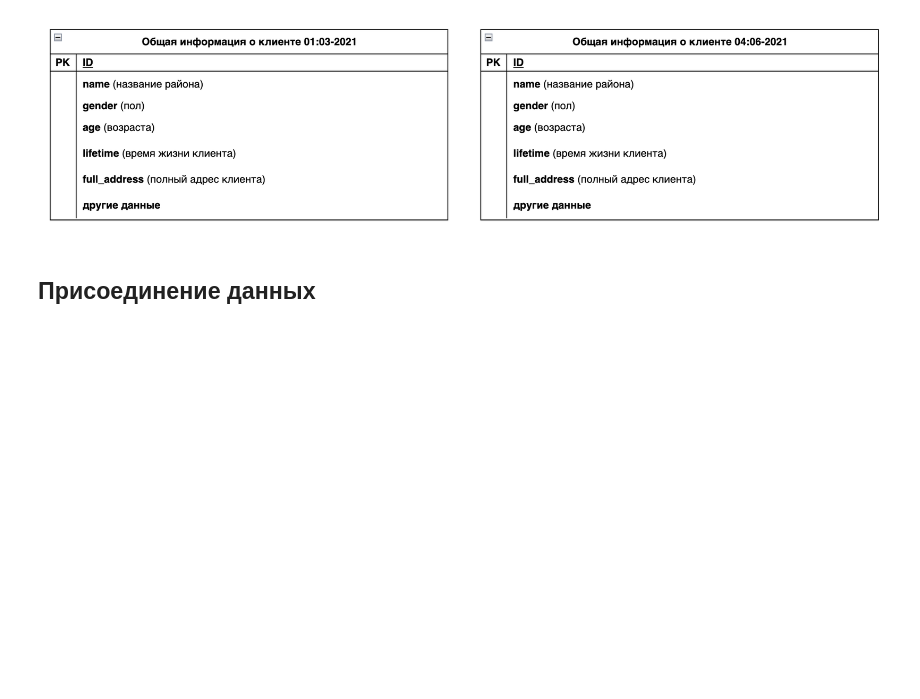
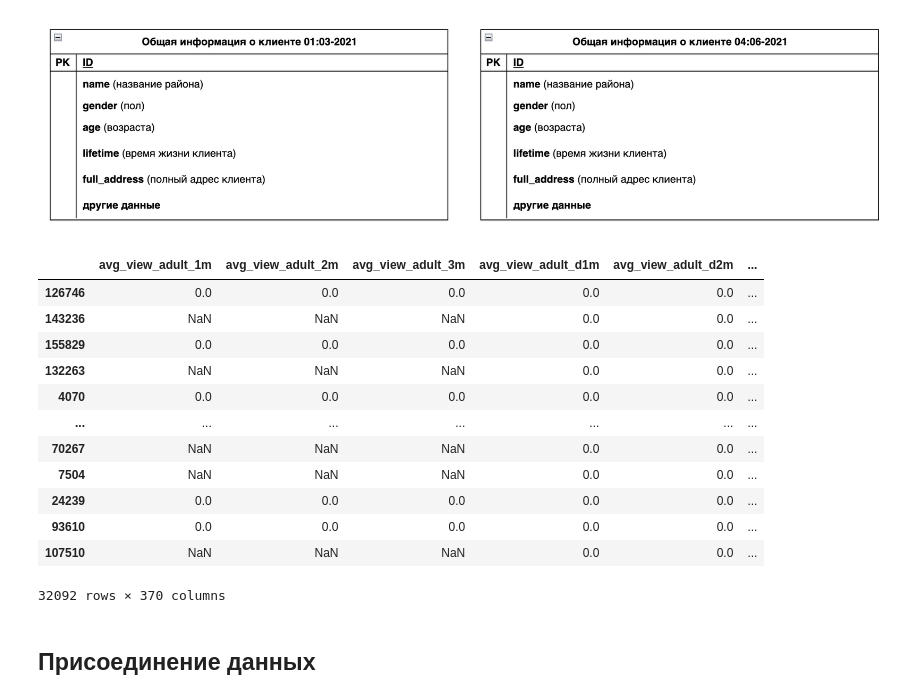
Before and after one commit to rgordeev/tvgu-masters-26-2024-task-00, a Jupyter notebook: src/day-00-assignment.ipynb, the cells around one changed output. Saved outputs shown, nothing was run; the diff lists cells and outputs as text; code cells hidden in the pictures; blank space fills up the shorter version.

```diff
--- a/src/day-00-assignment.ipynb
+++ b/src/day-00-assignment.ipynb
@@ -155,6 +171,46 @@ all_table
 Выведи количество строк в данных по любой предметной области за **первое полугодие 2021 год**.
 # %% [markdown]
 ![half-year.png](embedded-picture-1)
+# %%
+client_2021_01_03 = pd.read_csv('/kaggle/input/dataset1/client_2021_01_03.csv')
+client_2021_04_06 = pd.read_csv('/kaggle/input/dataset1/client_2021_04_06.csv')
+all_client = pd.concat([client_2021_01_03, client_2021_04_06])
+
+appeals_2021_01_03 = pd.read_csv('/kaggle/input/dataset1/appeals_2021_01_03.csv')
+appeals_2021_04_06 = pd.read_csv('/kaggle/input/dataset1/appeals_2021_04_06.csv')
+all_appeals = pd.concat([appeals_2021_01_03, appeals_2021_04_06])
+
+failures_2021_01_03 = pd.read_csv('/kaggle/input/dataset1/failures_2021_01_03.csv')
+failures_2021_04_06 = pd.read_csv('/kaggle/input/dataset1/failures_2021_04_06.csv')
+all_failures = pd.concat([failures_2021_01_03, failures_2021_04_06])
+
+geography_2021_01_03 = pd.read_csv('/kaggle/input/dataset1/geography_2021_01_03.csv')
+geography_2021_04_06 = pd.read_csv('/kaggle/input/dataset1/geography_2021_04_06.csv')
+all_geography = pd.concat([geography_2021_01_03, geography_2021_04_06])
+
+iptv_2021_01_03 = pd.read_csv('/kaggle/input/dataset1/iptv_2021_01_03.csv')
+iptv_2021_04_06 = pd.read_csv('/kaggle/input/dataset1/iptv_2021_04_06.csv')
+all_iptv = pd.concat([iptv_2021_01_03, iptv_2021_04_06])
+
+services_2021_01_03 = pd.read_csv('/kaggle/input/dataset1/services_2021_01_03.csv')
+services_2021_04_06 = pd.read_csv('/kaggle/input/dataset1/services_2021_04_06.csv')
+all_services = pd.concat([services_2021_01_03, services_2021_04_06])
+
+all_iptv
+# %% [output]
+|  | avg_view_adult_1m | avg_view_adult_2m | avg_view_adult_3m | avg_view_adult_d1m | avg_view_adult_d2m | ... |
+| 126746 | 0.0 | 0.0 | 0.0 | 0.0 | 0.0 | ... |
+| 143236 | NaN | NaN | NaN | 0.0 | 0.0 | ... |
+| 155829 | 0.0 | 0.0 | 0.0 | 0.0 | 0.0 | ... |
+| 132263 | NaN | NaN | NaN | 0.0 | 0.0 | ... |
+| 4070 | 0.0 | 0.0 | 0.0 | 0.0 | 0.0 | ... |
+| ... | ... | ... | ... | ... | ... | ... |
+| 70267 | NaN | NaN | NaN | 0.0 | 0.0 | ... |
+| 7504 | NaN | NaN | NaN | 0.0 | 0.0 | ... |
+| 24239 | 0.0 | 0.0 | 0.0 | 0.0 | 0.0 | ... |
+| 93610 | 0.0 | 0.0 | 0.0 | 0.0 | 0.0 | ... |
+| 107510 | NaN | NaN | NaN | 0.0 | 0.0 | ... |
+32092 rows × 370 columns
 # %% [markdown]
 ## Присоединение данных
 # %% [markdown]
```
Also changed, not shown: parts of 7 cells of this notebook.
